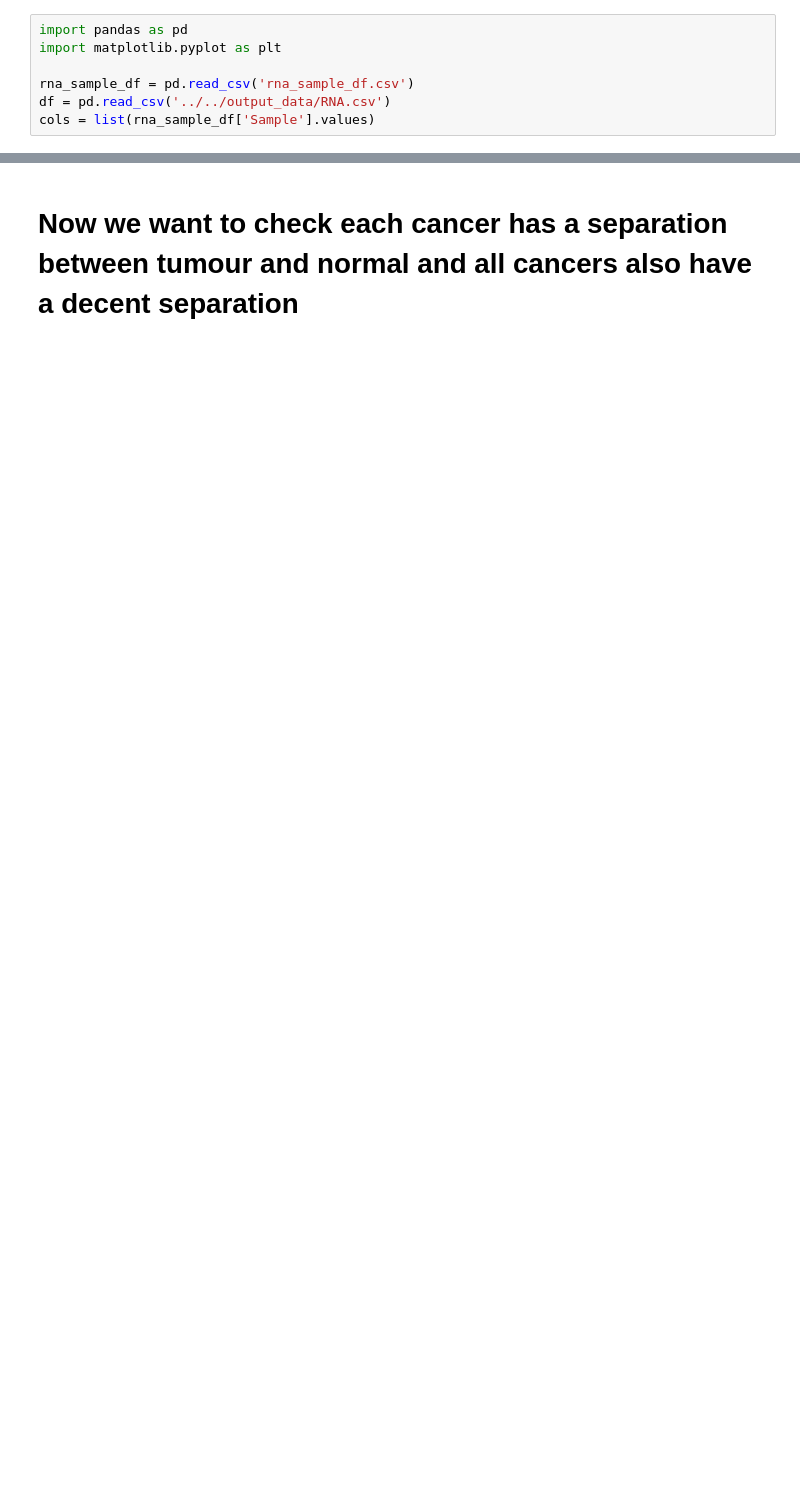
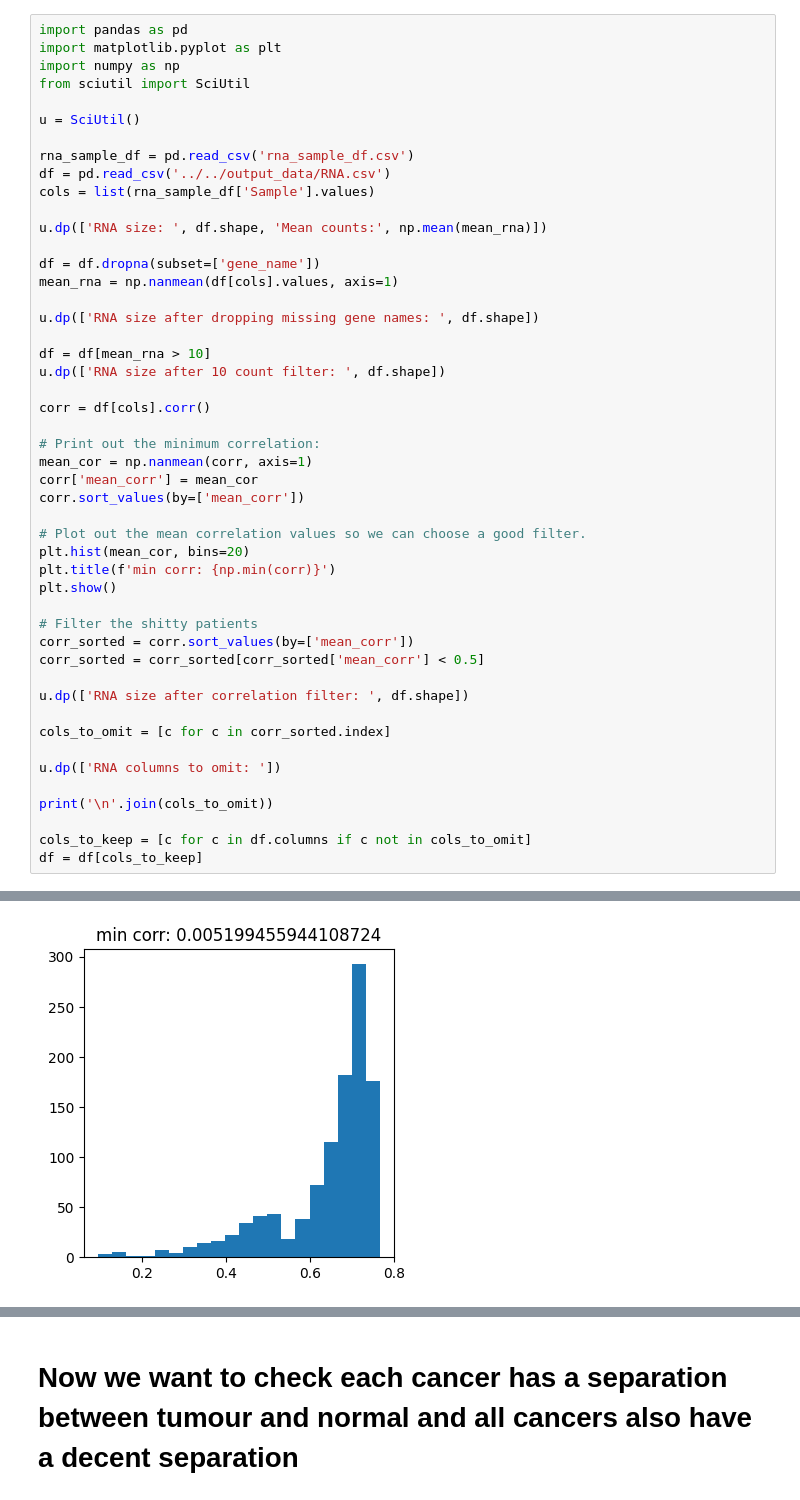
Before and after one commit to ArianeMora/public_cancer_data, a Jupyter notebook: datasets/CPTAC3/input_data/TCGA_RNA_DNAMethylation_ALL/RNA_filter.ipynb, the cells around one changed output, grey strips where cells are left out. Drawn from its saved outputs; the diff is of its cells as text; blank space fills up the shorter version.

```diff
--- a/datasets/CPTAC3/input_data/TCGA_RNA_DNAMethylation_ALL/RNA_filter.ipynb
+++ b/datasets/CPTAC3/input_data/TCGA_RNA_DNAMethylation_ALL/RNA_filter.ipynb
@@ -1,7 +1,49 @@
 # %%
 import pandas as pd
 import matplotlib.pyplot as plt
+import numpy as np
+from sciutil import SciUtil
+
+u = SciUtil()
 
 rna_sample_df = pd.read_csv('rna_sample_df.csv')
 df = pd.read_csv('../../output_data/RNA.csv')
 cols = list(rna_sample_df['Sample'].values)
+
+u.dp(['RNA size: ', df.shape, 'Mean counts:', np.mean(mean_rna)])
+
+df = df.dropna(subset=['gene_name'])
+mean_rna = np.nanmean(df[cols].values, axis=1)
+
+u.dp(['RNA size after dropping missing gene names: ', df.shape])
+
+df = df[mean_rna > 10]
+u.dp(['RNA size after 10 count filter: ', df.shape])
+
+corr = df[cols].corr()
+
+# Print out the minimum correlation:
+mean_cor = np.nanmean(corr, axis=1)
+corr['mean_corr'] = mean_cor
+corr.sort_values(by=['mean_corr'])
+
+# Plot out the mean correlation values so we can choose a good filter.
+plt.hist(mean_cor, bins=20)
+plt.title(f'min corr: {np.min(corr)}')
+plt.show()
+
+# Filter the shitty patients
+corr_sorted = corr.sort_values(by=['mean_corr'])
+corr_sorted = corr_sorted[corr_sorted['mean_corr'] < 0.5]
+
+u.dp(['RNA size after correlation filter: ', df.shape])
+
+cols_to_omit = [c for c in corr_sorted.index]
+
+u.dp(['RNA columns to omit: '])
+
+print('\n'.join(cols_to_omit))
+
+cols_to_keep = [c for c in df.columns if c not in cols_to_omit]
+df = df[cols_to_keep]
+# %% [output]
@@ -7,0 +59 @@ cols = list(rna_sample_df['Sample'].values)
+[figure, added]
```
Also changed, not shown: parts of 15 cells of this notebook, 2 other files.
